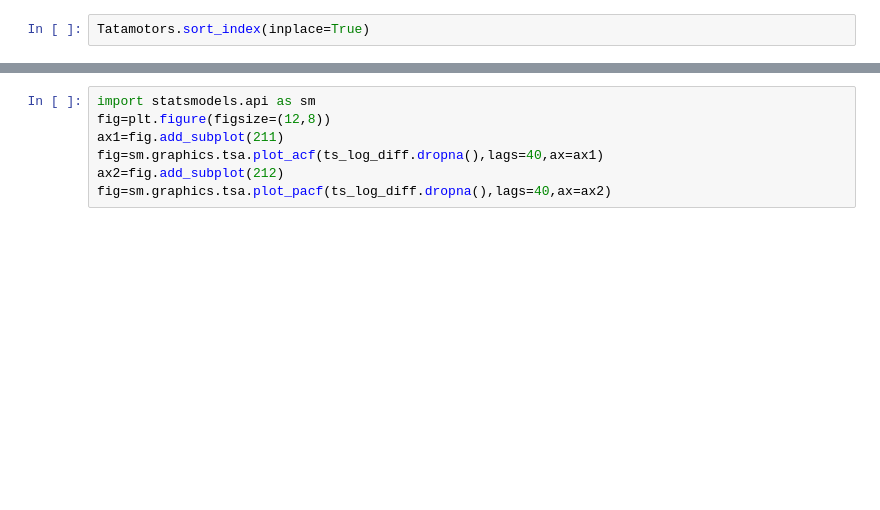
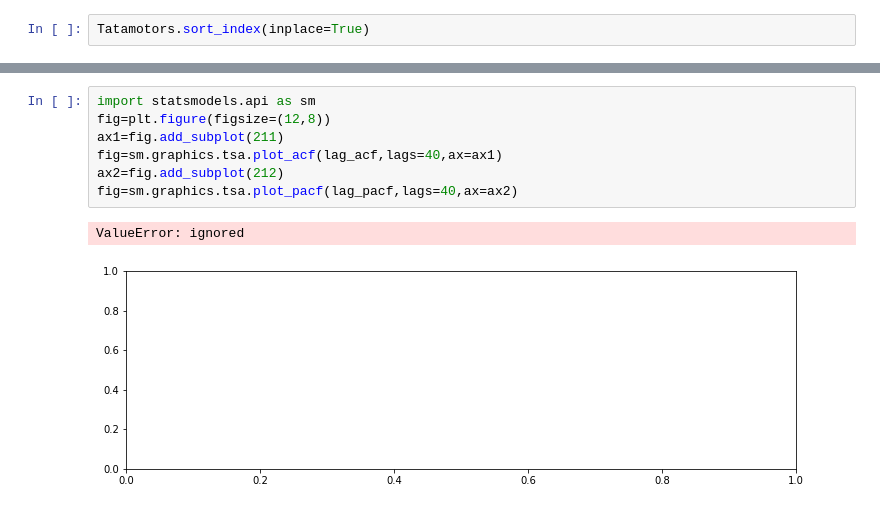
Before and after one commit to renkuntlamahessh/Tata-Motors-Project-, a Jupyter notebook: TATA_Motors_Stock_market_Forecasting_V2.ipynb, the cells around one changed output, grey strips where cells are left out. Drawn from its saved outputs; the diff is of its cells as text; blank space fills up the shorter version.

```diff
--- a/TATA_Motors_Stock_market_Forecasting_V2.ipynb
+++ b/TATA_Motors_Stock_market_Forecasting_V2.ipynb
@@ -241,10 +241,13 @@ lag_pacf = pacf(ts_log_diff, nlags=20)
 # %%
 import statsmodels.api as sm
 fig=plt.figure(figsize=(12,8))
 ax1=fig.add_subplot(211)
-fig=sm.graphics.tsa.plot_acf(ts_log_diff.dropna(),lags=40,ax=ax1)
+fig=sm.graphics.tsa.plot_acf(lag_acf,lags=40,ax=ax1)
 ax2=fig.add_subplot(212)
-fig=sm.graphics.tsa.plot_pacf(ts_log_diff.dropna(),lags=40,ax=ax2)
+fig=sm.graphics.tsa.plot_pacf(lag_pacf,lags=40,ax=ax2)
+# %% [output]
+ValueError: ignored
+[figure, added]
 # %%
 from statsmodels.tsa.arima_model import ARIMA
 
```
Also changed, not shown: parts of 19 cells of this notebook.
